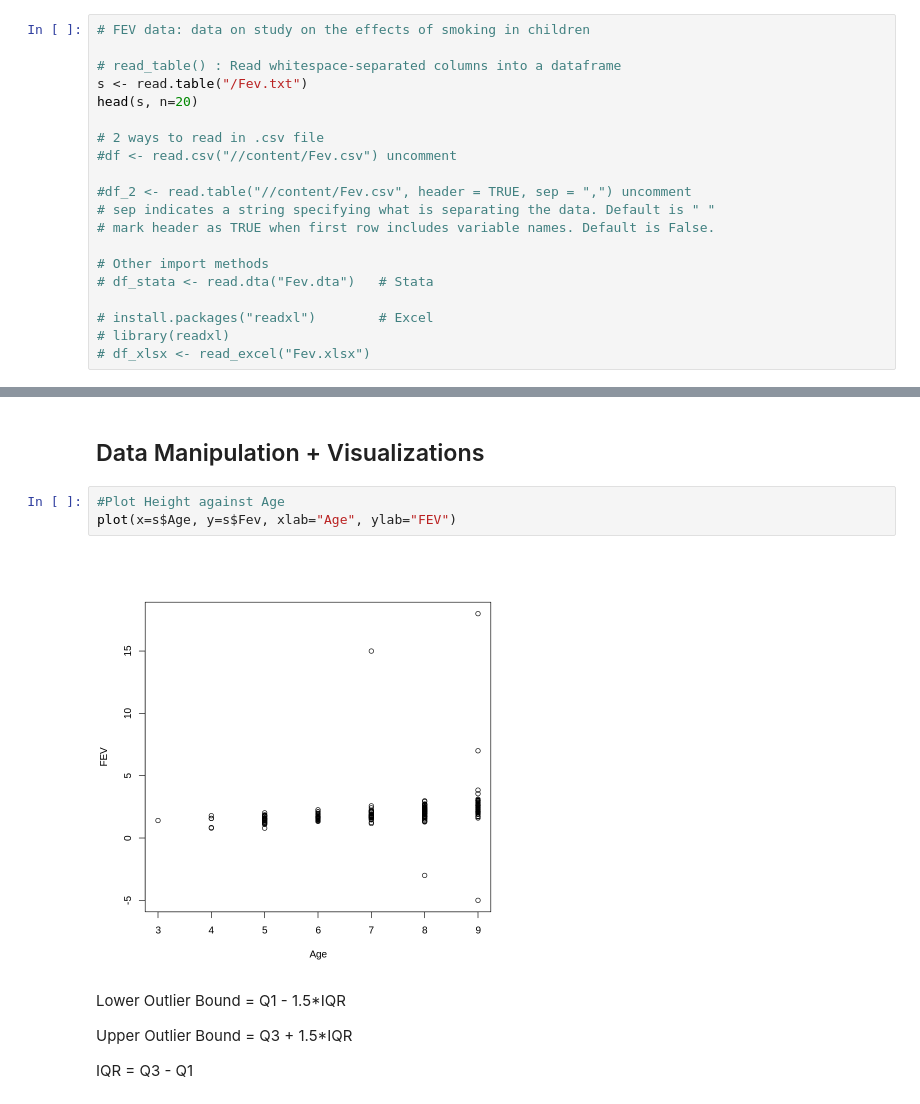
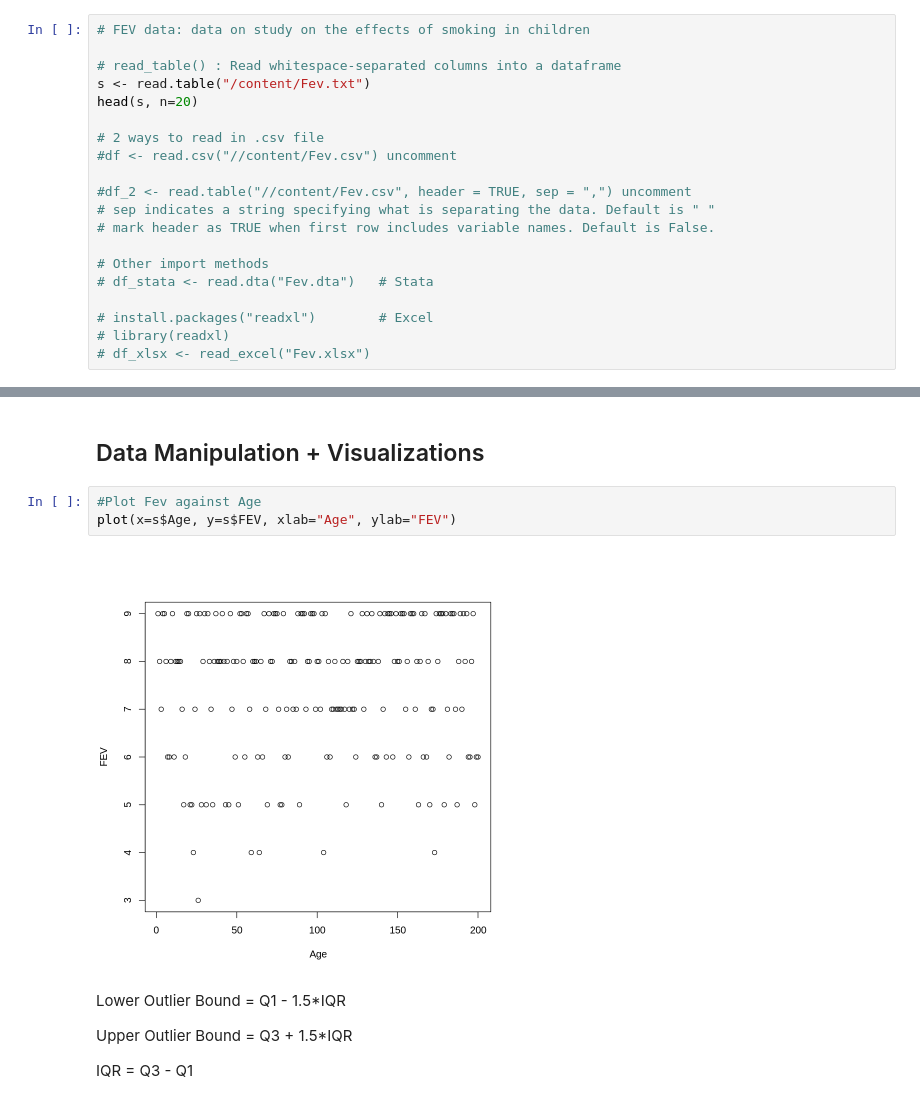
Before and after one commit to Davis-Data-Science-Club/R-Tutorial, a Jupyter notebook: R_Workshop_Fall_2023.ipynb, the cells around one changed output, grey strips where cells are left out. Saved outputs shown, nothing was run; the diff lists cells and outputs as text.

```diff
--- a/R_Workshop_Fall_2023.ipynb
+++ b/R_Workshop_Fall_2023.ipynb
@@ -63,7 +63,7 @@ A data.frame: 3 × 3
 # FEV data: data on study on the effects of smoking in children
 
 # read_table() : Read whitespace-separated columns into a dataframe
-s <- read.table("/Fev.txt")
+s <- read.table("/content/Fev.txt")
 head(s, n=20)
 
 # 2 ways to read in .csv file
@@ -226,10 +243,10 @@ integer(0)
 # %% [markdown]
 ## Data Manipulation + Visualizations
 # %%
-#Plot Height against Age
-plot(x=s$Age, y=s$Fev, xlab="Age", ylab="FEV")
+#Plot Fev against Age
+plot(x=s$Age, y=s$FEV, xlab="Age", ylab="FEV")
 # %% [output]
-[figure, old version]
+[figure, new version]
 # %% [markdown]
 Lower Outlier Bound = Q1 - 1.5*IQR
 
```
Also changed, not shown: parts of 6 cells of this notebook.
